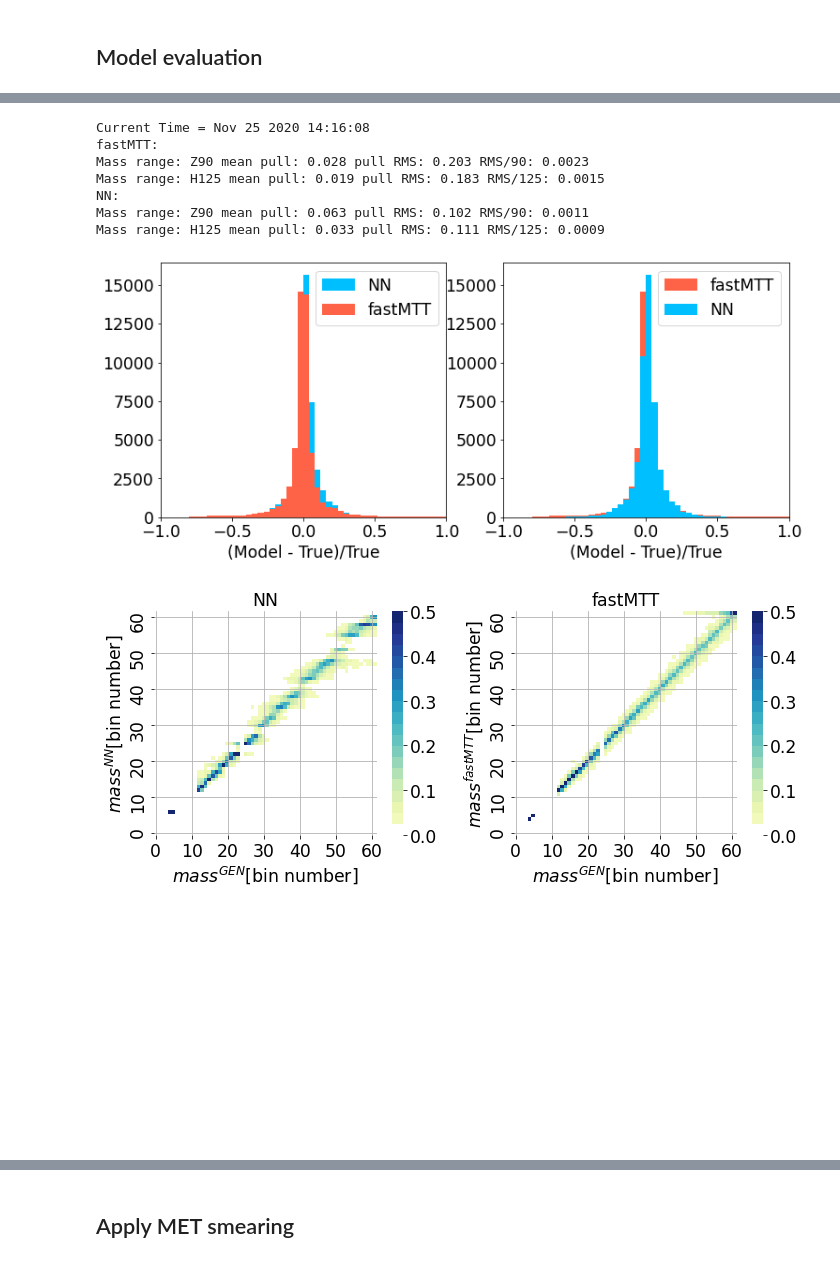
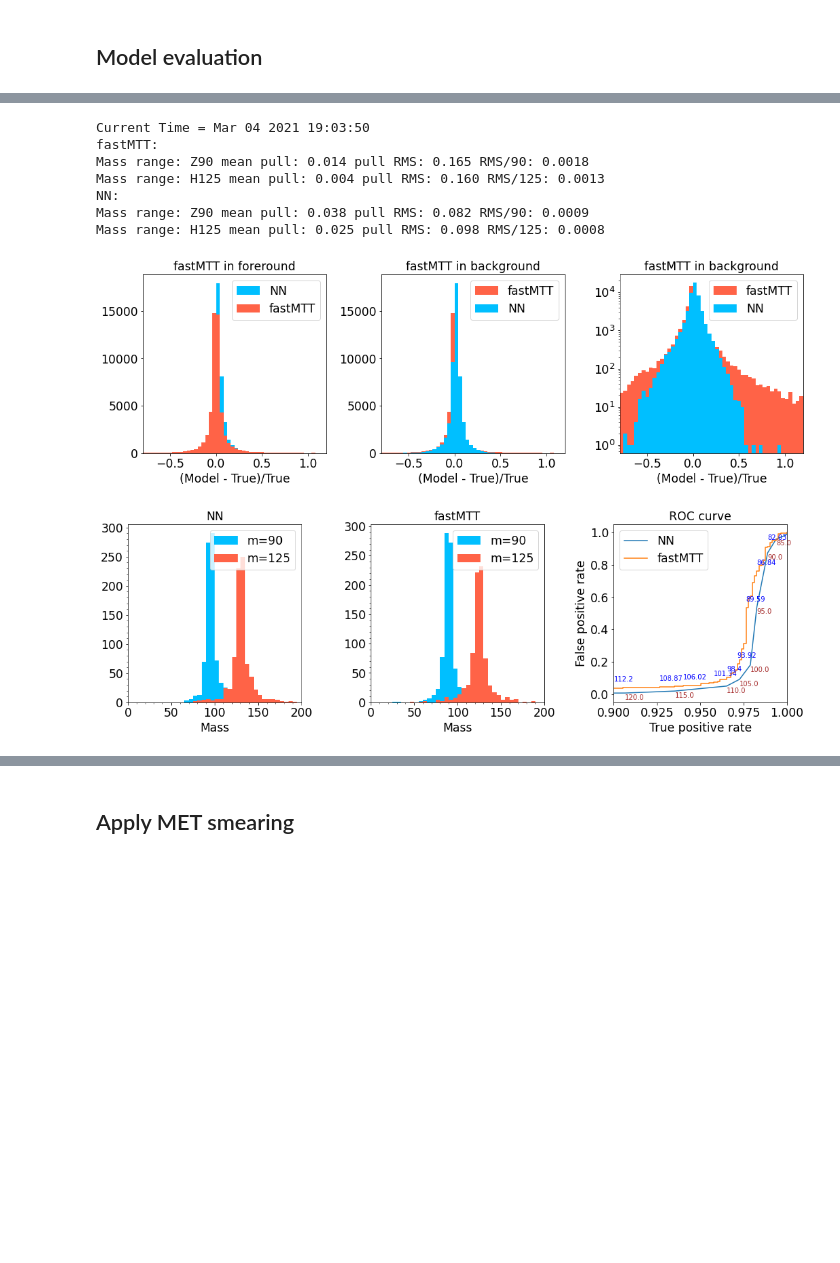
Before and after one commit to akalinow/MachineLearning, a Jupyter notebook: TauTauMass/Training_categorisation.ipynb, the cells around one changed output, grey strips where cells are left out. Drawn from its saved outputs; the diff is of its cells as text; code cells hidden in the pictures; blank space fills up the shorter version.

```diff
--- a/TauTauMass/Training_categorisation.ipynb
+++ b/TauTauMass/Training_categorisation.ipynb
@@ -508,11 +342,17 @@ train_dataset = loadDataset(trainFileNames, isTrain=False, nEpochs=1, batchSize=
 #benchmark(dataset)
 #benchmark(dataset.prefetch(tf.data.experimental.AUTOTUNE))
 
+parquetFile = trainFileNames[0]
+df = pd.read_parquet(parquetFile)
+df = df.astype('float16')
+ax = df["genMass"].plot.hist(bins=40, label="genMass", xlim=(0,350))
+print(df.columns)
+
 for dataRow in train_dataset.take(1):
-  #print(dataRow)
-  x = generate_smeared_batch(dataRow, gridSize=1)
-  print("dataRow",dataRow)
-  print("smeared:",x)
+  print(dataRow)
+  #x = generate_smeared_batch(dataRow, gridSize=1)
+  #print("dataRow",dataRow)
+  #print("smeared:",x)
   break
 # %% [markdown]
 ## Define models
@@ -619,7 +447,2 @@ Function call stack:
 # %% [markdown]
 ## Model evaluation
-# %%
-nEpochsSaved = 250
-checkpoint_path = "training/model_{epoch:04d}"
-model = tf.keras.models.load_model(checkpoint_path.format(epoch=nEpochsSaved), custom_objects=custom_objects)
-model.summary()
@@ -644,31 +449,42 @@ _________________________________________________________________
 # %%
-if not workOnPrometheus:
-    nEpochsSaved = 250
+import importlib
+import plottingFunctions as plf
+importlib.reload(plf)
+
+if not runOnCluster:
+    nEpochsSaved = 2000
     checkpoint_path = "training/model_{epoch:04d}"
     model = tf.keras.models.load_model(checkpoint_path.format(epoch=nEpochsSaved), custom_objects=custom_objects)
 
     current_time = datetime.now().strftime("%b %d %Y %H:%M:%S")
     print("Current Time =", current_time)
 
-    testFileNames = glob.glob(testDataDir + 'df.parquet_RootAnalysis_SVfitMLAnalysisMuTau_Pythia8.gzip')
-    #testFileNames = glob.glob(testDataDir + 'df.parquet_RootAnalysis_SVfitMLAnalysisMuTau_Pythia8_smearMET.gzip')
-    #testFileNames = glob.glob(testDataDir + 'df.parquet_RootAnalysis_SVfitMLAnalysisMuTau_DY_ggH125.gzip')
-    test_dataset = loadDataset(testFileNames, isTrain=False, nEpochs=1, batchSize=50000)
-    for aBatch in test_dataset.take(1).as_numpy_iterator():
-            labels = aBatch[1]
-            fastMTTPredictions = aBatch[2]
-            features = aBatch[0]
-            predictions = model.predict(features, use_multiprocessing=True)
-            plotPull(labels=labels, predictions=predictions, fastMTTPredictions=fastMTTPredictions)
-            plotCM(labels=labels, predictions=predictions, fastMTTPredictions=fastMTTPredictions)
-            compareDYandH125(labels=labels, predictions=predictions, fastMTTPredictions=fastMTTPredictions)
+    testFileNames = glob.glob(trainDataDir + 'df.parquet_RootAnalysis_SVfitMLAnalysisMuTau_Pythia8.gzip')
+    test_dataset = loadDataset(testFileNames, isTrain=False, nEpochs=1, batchSize=10000)
+
+    def fillPandasDataset(aBatch, df):
+        features = aBatch[0]
+        labels = aBatch[1]
+        fastMTTPredictions = aBatch[2]
+        predictions = model.predict(features, use_multiprocessing=True)
+        batch_df = pd.DataFrame(data={"genMass":labels, "fastMTT":fastMTTPredictions, "NN":finalModelAnswer(predictions),
+                                      "metX":features[:,8],"metY":features[:,9]})
+        return df.append(batch_df, ignore_index=True)
+
+    df = pd.DataFrame(columns = ["genMass", "fastMTT", "NN", "metX", "metY"])
+    for aBatch in test_dataset.take(5):
+        df = fillPandasDataset(aBatch, df)
+
+    plf.plotPull(df, minX=-0.8, maxX=1.2)
+    plf.compareDYandH125(df)
+    plf.plotCM(df, vmax=0.01, mass2Label=mass2Label)
 # %% [output]
-Current Time = Nov 25 2020 14:16:08
+Current Time = Mar 04 2021 19:03:50
 fastMTT:
-Mass range: Z90 mean pull: 0.028 pull RMS: 0.203 RMS/90: 0.0023
-Mass range: H125 mean pull: 0.019 pull RMS: 0.183 RMS/125: 0.0015
+Mass range: Z90 mean pull: 0.014 pull RMS: 0.165 RMS/90: 0.0018
+Mass range: H125 mean pull: 0.004 pull RMS: 0.160 RMS/125: 0.0013
 NN:
-Mass range: Z90 mean pull: 0.063 pull RMS: 0.102 RMS/90: 0.0011
-Mass range: H125 mean pull: 0.033 pull RMS: 0.111 RMS/125: 0.0009
+Mass range: Z90 mean pull: 0.038 pull RMS: 0.082 RMS/90: 0.0009
+Mass range: H125 mean pull: 0.025 pull RMS: 0.098 RMS/125: 0.0008
-[figure, old version]
+[figure, new version]
-[figure, old version]
+[figure, new version]
```
Also changed, not shown: parts of 12 cells of this notebook, 5 other files.
